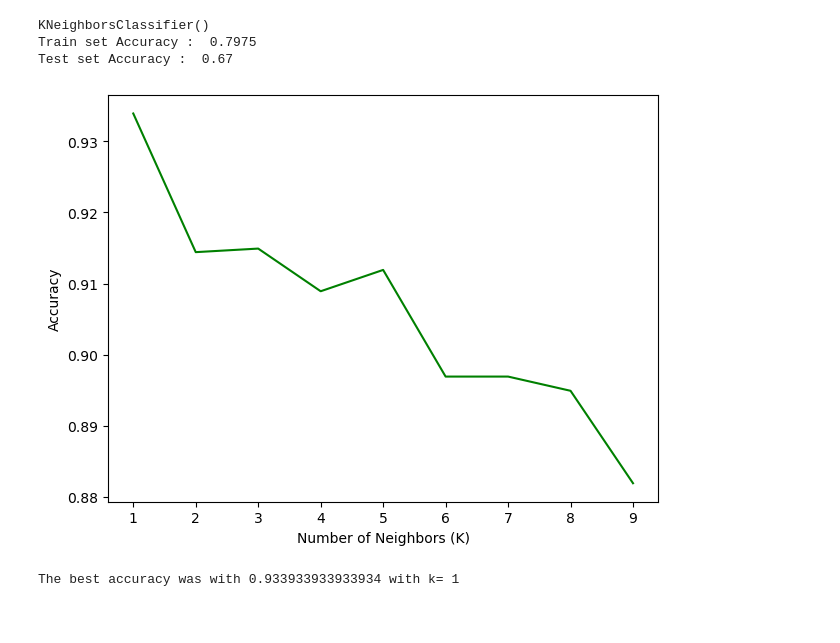
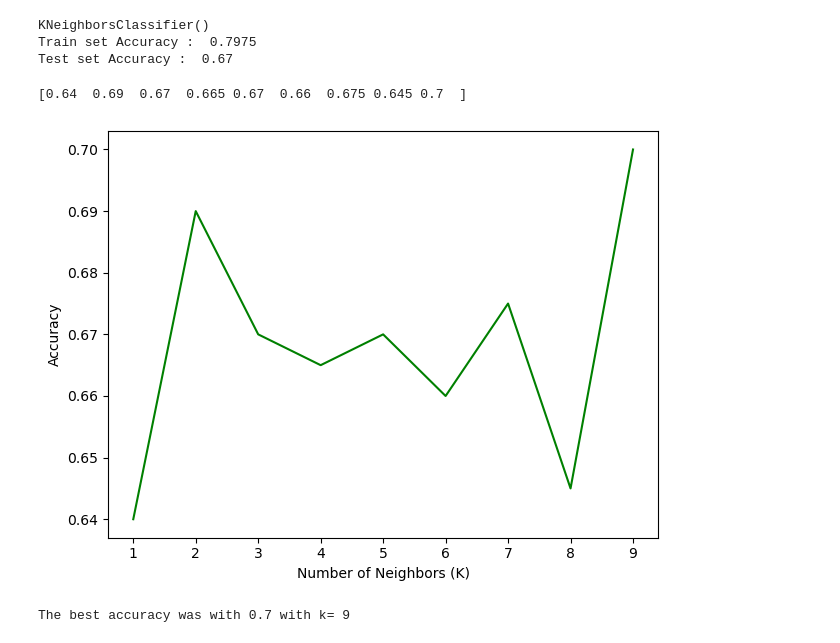
Before and after one commit to ZBDS11ML3/ML_jangseol, a Jupyter notebook: genre_classification_jangseol.ipynb, the cells around one changed output. Cells and saved outputs as stored; diff of their text form; code cells hidden in the pictures.

```diff
--- a/genre_classification_jangseol.ipynb
+++ b/genre_classification_jangseol.ipynb
@@ -260,26 +260,39 @@ from sklearn.neighbors import KNeighborsClassifier
 from sklearn import metrics
 
 k=1
-clf=KNeighborsClassifier().fit(X2_train, y2_train)
-print(clf)
+clf2=KNeighborsClassifier().fit(X2_train, y2_train)
+print(clf2)
 
-y2hat=clf.predict(X2_test)
-print('Train set Accuracy : ', metrics.accuracy_score(y2_train, clf.predict(X2_train)))
+y2hat=clf2.predict(X2_test)
+print('Train set Accuracy : ', metrics.accuracy_score(y2_train, clf2.predict(X2_train)))
 print('Test set Accuracy : ', metrics.accuracy_score(y2_test, y2hat))
 # %% [output]
 KNeighborsClassifier()
 Train set Accuracy :  0.7975
 Test set Accuracy :  0.67
+# %%
+Ks2=10
+mean_acc2 = np.zeros((Ks2- 1))
+std_acc2 = np.zeros((Ks2 - 1))
+
+for n in range(1, Ks2):
+    clf2 = KNeighborsClassifier(n_neighbors=n).fit(X2_train, y2_train)
+    y2hat = clf2.predict(X2_test)
+    mean_acc2[n-1] = metrics.accuracy_score(y2_test, y2hat)
+
+print(mean_acc2)
+# %% [output]
+[0.64  0.69  0.67  0.665 0.67  0.66  0.675 0.645 0.7  ]
 # %%
 # KNN visualization
-plt.plot(range(1, Ks), mean_acc, 'g')
+plt.plot(range(1, Ks2), mean_acc2, 'g')
 plt.ylabel('Accuracy')
 plt.xlabel('Number of Neighbors (K)')
 plt.tight_layout()
 plt.show()
 # %% [output]
-[figure, old version]
+[figure, new version]
 # %%
-print("The best accuracy was with", mean_acc.max(), "with k=", mean_acc.argmax()+1)
+print("The best accuracy was with", mean_acc2.max(), "with k=", mean_acc2.argmax()+1)
 # %% [output]
-The best accuracy was with 0.933933933933934 with k= 1
+The best accuracy was with 0.7 with k= 9
```
